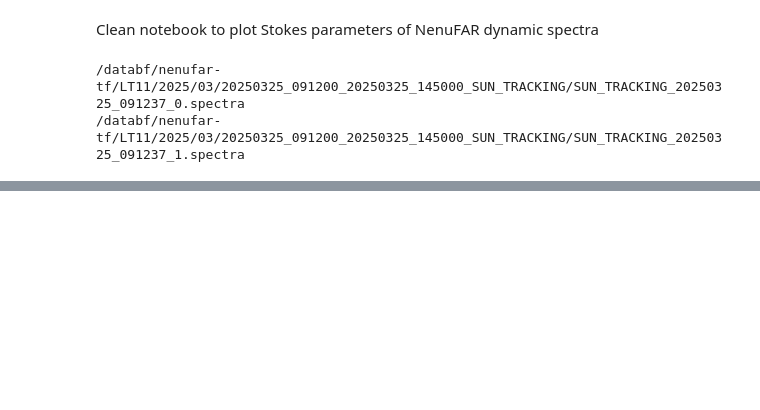
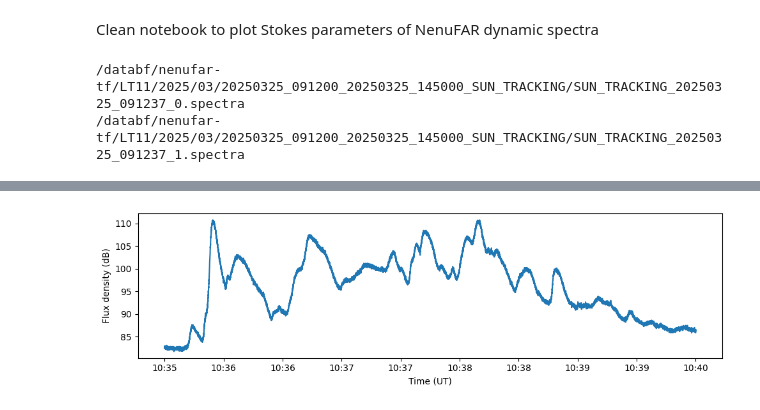
Before and after one commit to MohamedNedal/nenufar_work, a Jupyter notebook: plot_nenufar.ipynb, the cells around one changed output, grey strips where cells are left out. Drawn from its saved outputs; the diff is of its cells as text; code cells hidden in the pictures; blank space fills up the shorter version.

```diff
--- a/plot_nenufar.ipynb
+++ b/plot_nenufar.ipynb
@@ -182,0 +208,14 @@ plt.show()
+# %%
+radio_lightcurve = combined_data[:, f_index]
+# %%
+fig = plt.figure(figsize=[10,3])
+ax = fig.add_subplot(111)
+ax.plot(low_times, radio_lightcurve)
+ax.set_xlabel('Time (UT)')
+ax.set_ylabel('Flux density (dB)')
+ax.xaxis_date()
+ax.xaxis.set_major_formatter(mdates.DateFormatter('%H:%M'))
+fig.tight_layout()
+plt.show()
+# %% [output]
+[figure, added]
```
Also changed, not shown: parts of 42 cells of this notebook.
